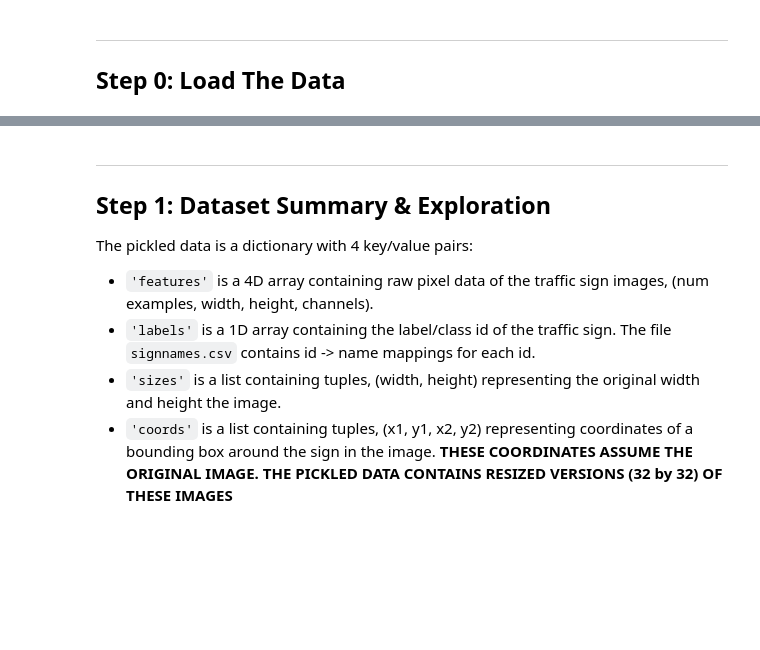
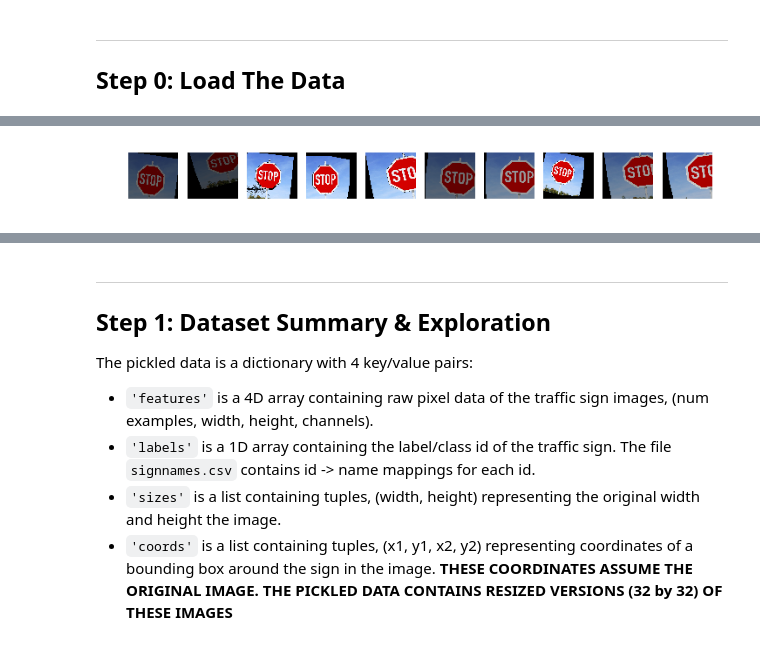
Before and after one commit to JavonDavis/Traffic-Sign-Classifier, a Jupyter notebook: Traffic_Sign_Classifier.ipynb, the cells around one changed output, grey strips where cells are left out. Cells and saved outputs as stored; diff of their text form; code cells hidden in the pictures; blank space fills up the shorter version.

Commit message:
tuned hyperparmeters and started code for data augmentation

```diff
--- a/Traffic_Sign_Classifier.ipynb
+++ b/Traffic_Sign_Classifier.ipynb
@@ -49,0 +62,7 @@ assert(len(X_test) == len(y_test))
+# %%
+def augment_brightness_camera_images(image):
+    image1 = cv2.cvtColor(image,cv2.COLOR_RGB2HSV)
+    random_bright = .25+np.random.uniform()
+    image1[:,:,2] = image1[:,:,2]*random_bright
+    image1 = cv2.cvtColor(image1,cv2.COLOR_HSV2RGB)
+    return image1
@@ -49,0 +121,18 @@ assert(len(X_test) == len(y_test))
+# %%
+gs1 = gridspec.GridSpec(10, 10)
+gs1.update(wspace=0.01, hspace=0.02) # set the spacing between axes.
+plt.figure(figsize=(12,12))
+for i in range(10):
+    ax1 = plt.subplot(gs1[i])
+    ax1.set_xticklabels([])
+    ax1.set_yticklabels([])
+    ax1.set_aspect('equal')
+    img = transform_image(image,20,10,5,brightness=1)
+
+    plt.subplot(10,10,i+1)
+    plt.imshow(img)
+    plt.axis('off')
+
+plt.show()
+# %% [output]
+[figure, added]
```
Also changed, not shown: parts of 13 cells of this notebook, 4 other files.
